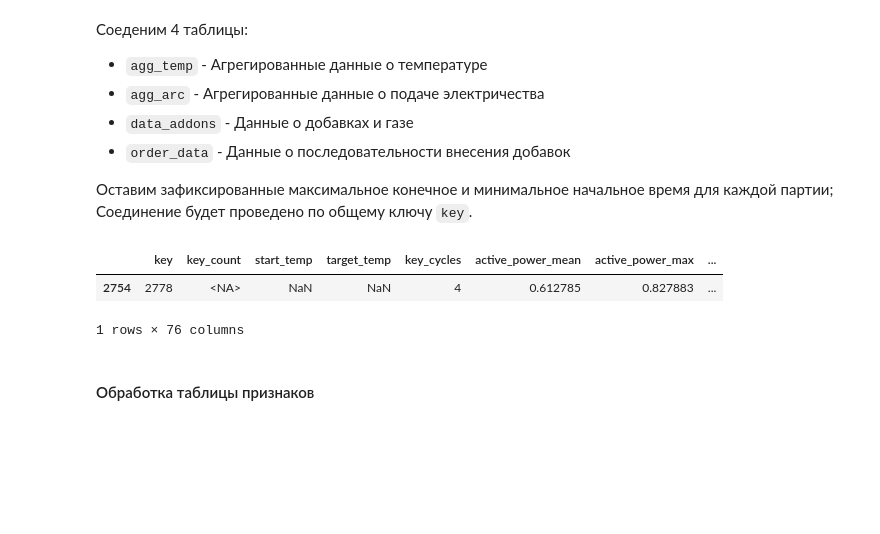
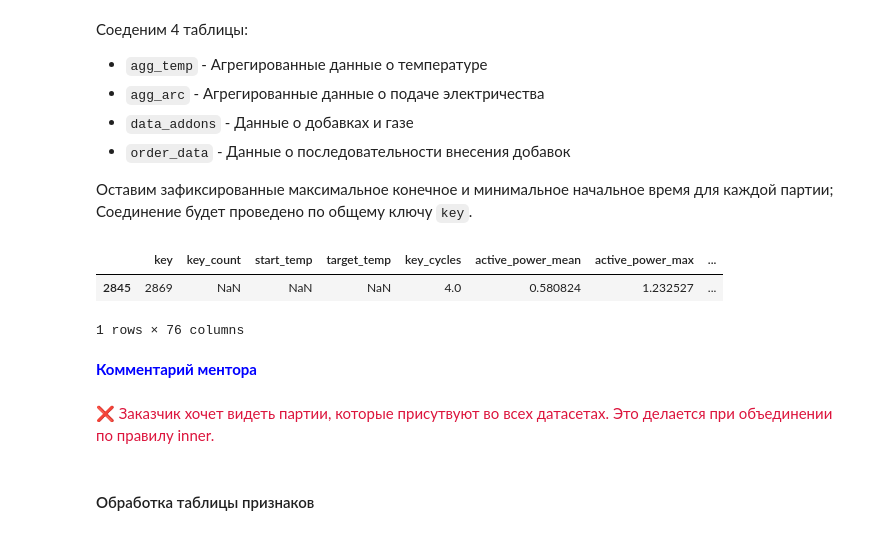
Before and after one commit to EPrutskoy/EPrutskoy, a Jupyter notebook: steel_temp_prediction/1d4c36b2-5168-4ae1-b314-a56a8d5214b9.ipynb, the cells around one changed output. Saved outputs shown, nothing was run; the diff lists cells and outputs as text; code cells hidden in the pictures; blank space fills up the shorter version.

```diff
--- a/steel_temp_prediction/1d4c36b2-5168-4ae1-b314-a56a8d5214b9.ipynb
+++ b/steel_temp_prediction/1d4c36b2-5168-4ae1-b314-a56a8d5214b9.ipynb
@@ -1120,7 +1135,7 @@ data_arc['power_change'] = data_arc['power_diff'] / data_arc['heating_duration_d
 data_arc['power_change'].replace([np.inf, -np.inf], 0, inplace=True)
 data_arc['power_change'].fillna(0, inplace=True)
 
-data_arc = data_arc.round(7) # округлим числа в таблице до 7го знака после запятой для экономии памяти
+# data_arc = data_arc.round(7) # округлим числа в таблице до 7го знака после запятой для экономии памяти
 # %%
 data_info(data_arc, 'Данные о дуговом нагреве ')
 # %% [output]
@@ -1839,22 +1854,25 @@ display(agg_temp.sample())
 # %%
 # Соединяем таблицы по key с приоритетом для строк из agg_temp
 df_merged = agg_temp \
-    .merge(agg_arc, on='key', how='outer') \
-    .merge(data_addons, on='key', how='outer') \
-    .merge(order_data, on='key', how='outer')
+    .merge(agg_arc, on='key', how='inner') \
+    .merge(data_addons, on='key', how='inner') \
+    .merge(order_data, on='key', how='inner')
 # Создаем новый столбец start_time и end_time
 df_merged['start_time'] = df_merged[['start_time_x', 'start_heating_arc_min', 'start_time_y']].min(axis=1)
 df_merged['end_time'] = df_merged[['end_time_x', 'end_time_y', 'end_heating_arc_max']].max(axis=1)
 
 # Удаляем старые столбцы
 df_merged.drop(columns=['start_time_x', 'start_heating_arc_min', 'start_time_y',
                         'end_time_x', 'end_time_y', 'end_heating_arc_max'], inplace=True)
 
 display(df_merged.sample())
 # %% [output]
 |  | key | key_count | start_temp | target_temp | key_cycles | active_power_mean | active_power_max | ... |
-| 2754 | 2778 | <NA> | NaN | NaN | 4 | 0.612785 | 0.827883 | ... |
+| 2845 | 2869 | NaN | NaN | NaN | 4.0 | 0.580824 | 1.232527 | ... |
 1 rows × 76 columns
+# %% [markdown]
+<font color='blue'><b>Комментарий ментора</b></font><br>
+<br><font color='crimson'> ❌ Заказчик хочет видеть партии, которые присутвуют во всех датасетах. Это делается при объединении по правилу inner.
 # %% [markdown]
 #### Обработка таблицы признаков
 # %% [markdown]
```
Also changed, not shown: parts of 38 cells of this notebook, 2 other files.
